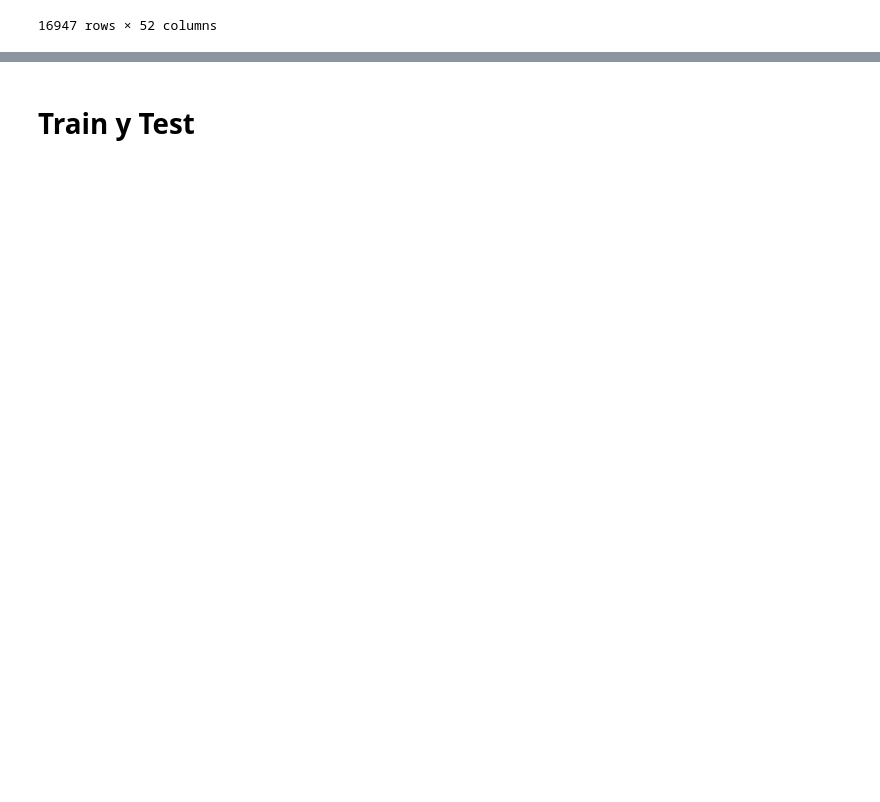
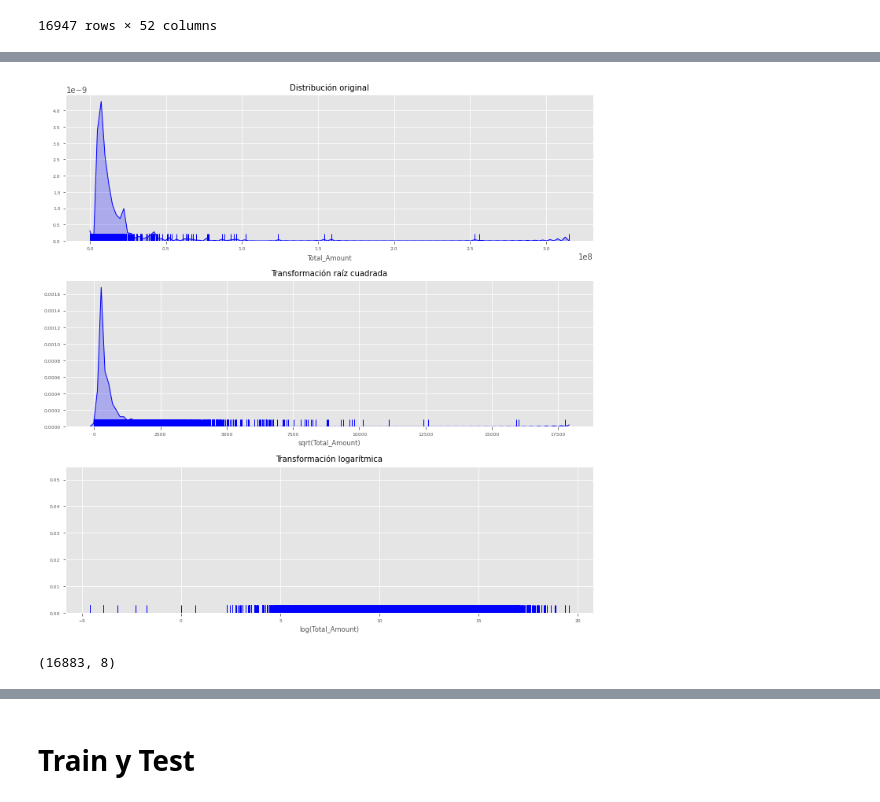
Before and after one commit to BautistaXifro/Machine-Learning-Datos, a Jupyter notebook: ArbolDeDecision/RandomForest/OtroaApproach.ipynb, the cells around one changed output, grey strips where cells are left out. Drawn from its saved outputs; the diff is of its cells as text; code cells hidden in the pictures; blank space fills up the shorter version.

```diff
--- a/ArbolDeDecision/RandomForest/OtroaApproach.ipynb
+++ b/ArbolDeDecision/RandomForest/OtroaApproach.ipynb
@@ -8,6 +8,9 @@ import statsmodels.api as sm
 # Gráficos
 # ==============================================================================
 import matplotlib.pyplot as plt
+from matplotlib import style
+import matplotlib.ticker as ticker
+import seaborn as sns
 
 # Preprocesado y modelado
 # ==============================================================================
@@ -27,10 +30,17 @@ from sklearn.model_selection import ParameterGrid
 from sklearn.inspection import permutation_importance
 import multiprocessing
 
+# Configuración matplotlib
+# ==============================================================================
+plt.rcParams['image.cmap'] = "bwr"
+#plt.rcParams['figure.dpi'] = "100"
+plt.rcParams['savefig.bbox'] = "tight"
+style.use('ggplot') or plt.style.use('ggplot')
+
 # Configuración warnings
 # ==============================================================================
 import warnings
-warnings.filterwarnings('once')
+warnings.filterwarnings('ignore')
 # %% [markdown]
 # Pre Procesado
 # %%
@@ -85,0 +96,47 @@ short_df
+# %%
+fig, axes = plt.subplots(nrows=3, ncols=1, figsize=(10, 10))
+sns.distplot(
+    short_df.Total_Amount,
+    hist    = False,
+    rug     = True,
+    color   = "blue",
+    kde_kws = {'shade': True, 'linewidth': 1},
+    ax      = axes[0]
+)
+axes[0].set_title("Distribución original", fontsize = 'medium')
+axes[0].set_xlabel('Total_Amount', fontsize='small')
+axes[0].tick_params(labelsize = 6)
+
+sns.distplot(
+    np.sqrt(short_df.Total_Amount),
+    hist    = False,
+    rug     = True,
+    color   = "blue",
+    kde_kws = {'shade': True, 'linewidth': 1},
+    ax      = axes[1]
+)
+axes[1].set_title("Transformación raíz cuadrada", fontsize = 'medium')
+axes[1].set_xlabel('sqrt(Total_Amount)', fontsize='small')
+axes[1].tick_params(labelsize = 6)
+
+sns.distplot(
+    np.log(short_df.Total_Amount),
+    hist    = False,
+    rug     = True,
+    color   = "blue",
+    kde_kws = {'shade': True, 'linewidth': 1},
+    ax      = axes[2]
+)
+axes[2].set_title("Transformación logarítmica", fontsize = 'medium')
+axes[2].set_xlabel('log(Total_Amount)', fontsize='small')
+axes[2].tick_params(labelsize = 6)
+
+fig.tight_layout()
+# %% [output]
+[figure, added]
+# %%
+prueba = short_df
+prueba.Total_Amount = np.log(prueba.Total_Amount)
+prueba.shape
+# %% [output]
+(16883, 8)
```
Also changed, not shown: parts of 20 cells of this notebook.
